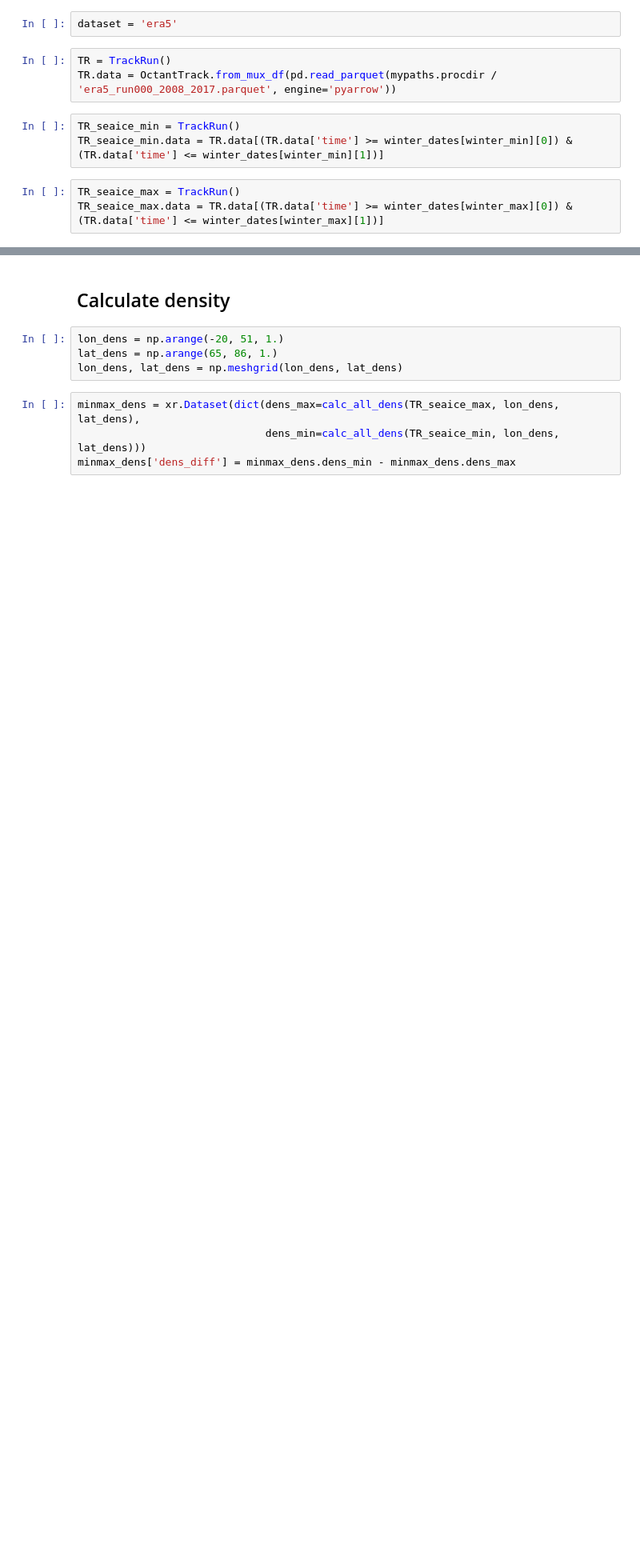
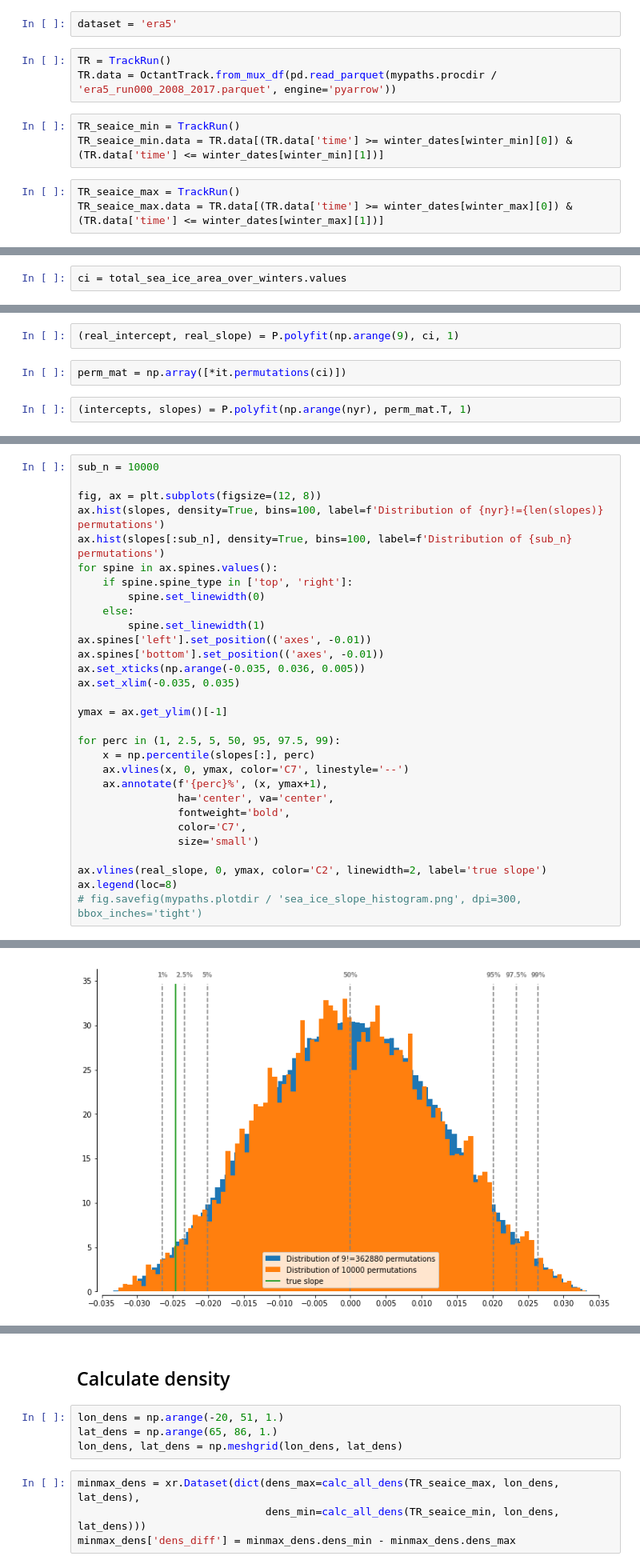
Before and after one commit to dennissergeev/pmc_clim, a Jupyter notebook: code/Sea-Ice.ipynb, the cells around one changed output, grey strips where cells are left out. Shown at 80% size. Saved outputs shown, nothing was run; the diff lists cells and outputs as text; blank space fills up the shorter version.

```diff
--- a/code/Sea-Ice.ipynb
+++ b/code/Sea-Ice.ipynb
@@ -191,0 +201,2 @@ TR_seaice_max.data = TR.data[(TR.data['time'] >= winter_dates[winter_max][0]) &
+# %%
+ci = total_sea_ice_area_over_winters.values
@@ -191,0 +208,6 @@ TR_seaice_max.data = TR.data[(TR.data['time'] >= winter_dates[winter_max][0]) &
+# %%
+(real_intercept, real_slope) = P.polyfit(np.arange(9), ci, 1)
+# %%
+perm_mat = np.array([*it.permutations(ci)])
+# %%
+(intercepts, slopes) = P.polyfit(np.arange(nyr), perm_mat.T, 1)
@@ -191,0 +220,31 @@ TR_seaice_max.data = TR.data[(TR.data['time'] >= winter_dates[winter_max][0]) &
+# %%
+sub_n = 10000
+
+fig, ax = plt.subplots(figsize=(12, 8))
+ax.hist(slopes, density=True, bins=100, label=f'Distribution of {nyr}!={len(slopes)} permutations')
+ax.hist(slopes[:sub_n], density=True, bins=100, label=f'Distribution of {sub_n} permutations')
+for spine in ax.spines.values():
+    if spine.spine_type in ['top', 'right']:
+        spine.set_linewidth(0)
+    else:
+        spine.set_linewidth(1)
+ax.spines['left'].set_position(('axes', -0.01))
+ax.spines['bottom'].set_position(('axes', -0.01))
+ax.set_xticks(np.arange(-0.035, 0.036, 0.005))
+ax.set_xlim(-0.035, 0.035)
+
+ymax = ax.get_ylim()[-1]
+
+for perc in (1, 2.5, 5, 50, 95, 97.5, 99):
+    x = np.percentile(slopes[:], perc)
+    ax.vlines(x, 0, ymax, color='C7', linestyle='--')
+    ax.annotate(f'{perc}%', (x, ymax+1),
+                ha='center', va='center',
+                fontweight='bold',
+                color='C7',
+                size='small')
+
+ax.vlines(real_slope, 0, ymax, color='C2', linewidth=2, label='true slope')
+ax.legend(loc=8)
+# fig.savefig(mypaths.plotdir / 'sea_ice_slope_histogram.png', dpi=300, bbox_inches='tight')
+# %% [output]
@@ -191,0 +252 @@ TR_seaice_max.data = TR.data[(TR.data['time'] >= winter_dates[winter_max][0]) &
+[figure, added]
```
Also changed, not shown: parts of 35 cells of this notebook.
